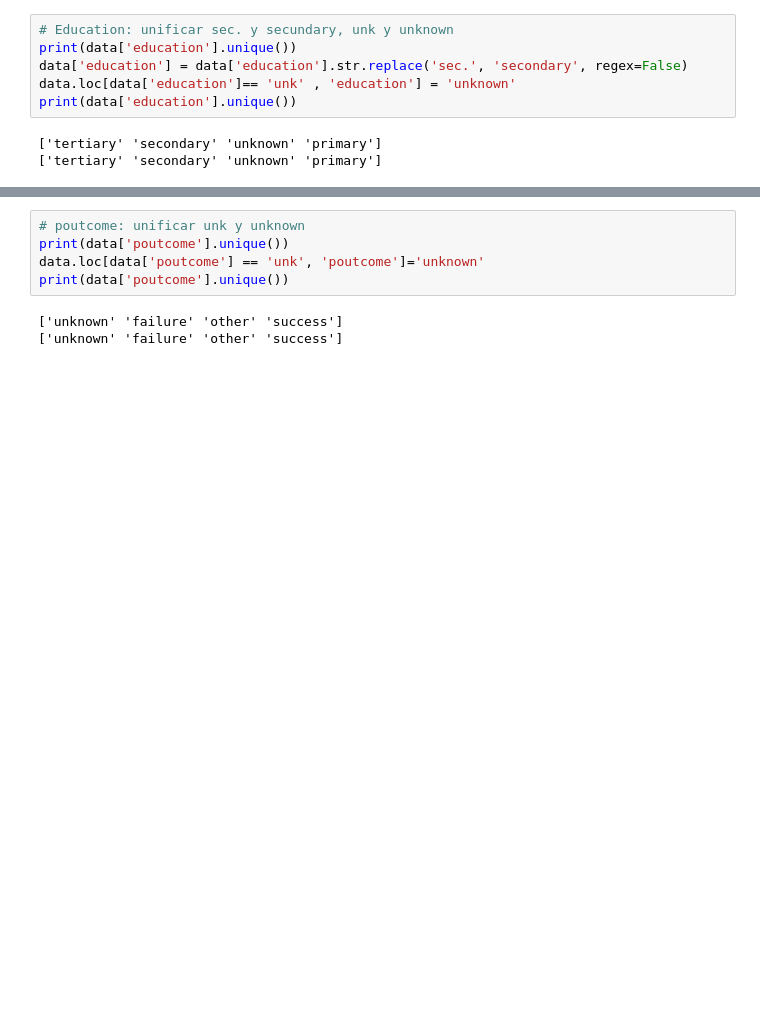
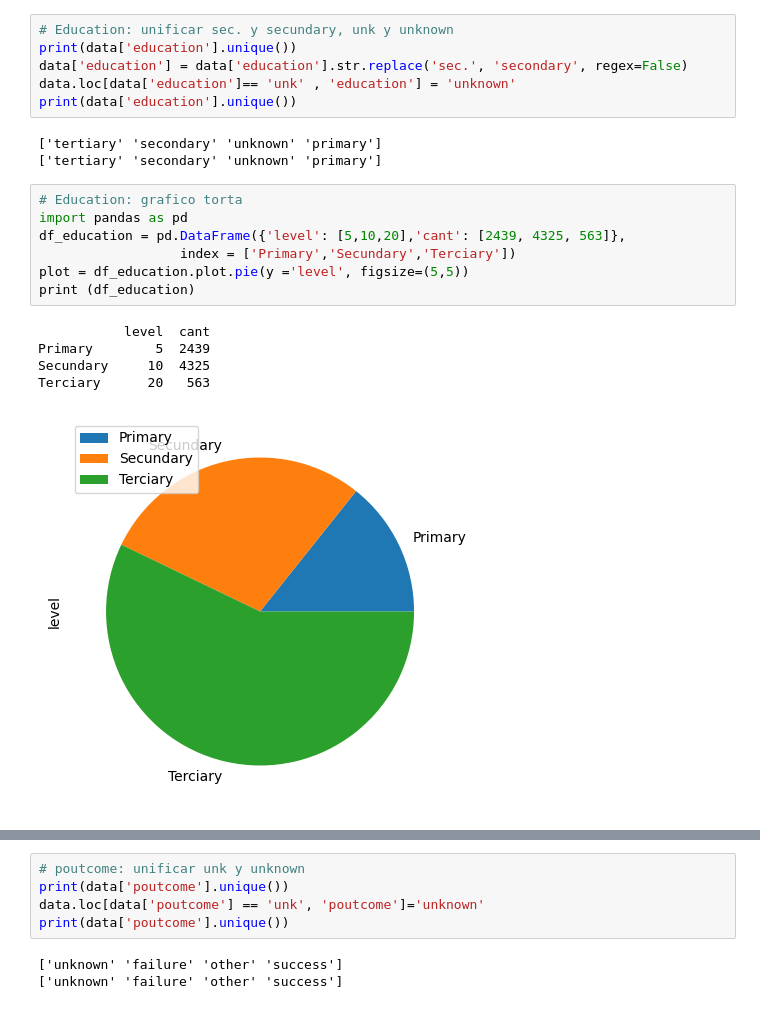
Before and after one commit to miemguri/Talentotech2024, a Jupyter notebook: 3_Practicabancos.ipynb, the cells around one changed output, grey strips where cells are left out. Cells and saved outputs as stored; diff of their text form; blank space fills up the shorter version.

```diff
--- a/3_Practicabancos.ipynb
+++ b/3_Practicabancos.ipynb
@@ -458,6 +456,19 @@ print(data['education'].unique())
 # %% [output]
 ['tertiary' 'secondary' 'unknown' 'primary']
 ['tertiary' 'secondary' 'unknown' 'primary']
+# %%
+# Education: grafico torta
+import pandas as pd
+df_education = pd.DataFrame({'level': [5,10,20],'cant': [2439, 4325, 563]},
+                  index = ['Primary','Secundary','Terciary'])
+plot = df_education.plot.pie(y ='level', figsize=(5,5))
+print (df_education)
+# %% [output]
+           level  cant
+Primary        5  2439
+Secundary     10  4325
+Terciary      20   563
+[figure, added]
 # %%
 #contact unificar teléfono y phone
 print(data['contact'].unique())
```
Also changed, not shown: parts of 39 cells of this notebook.
